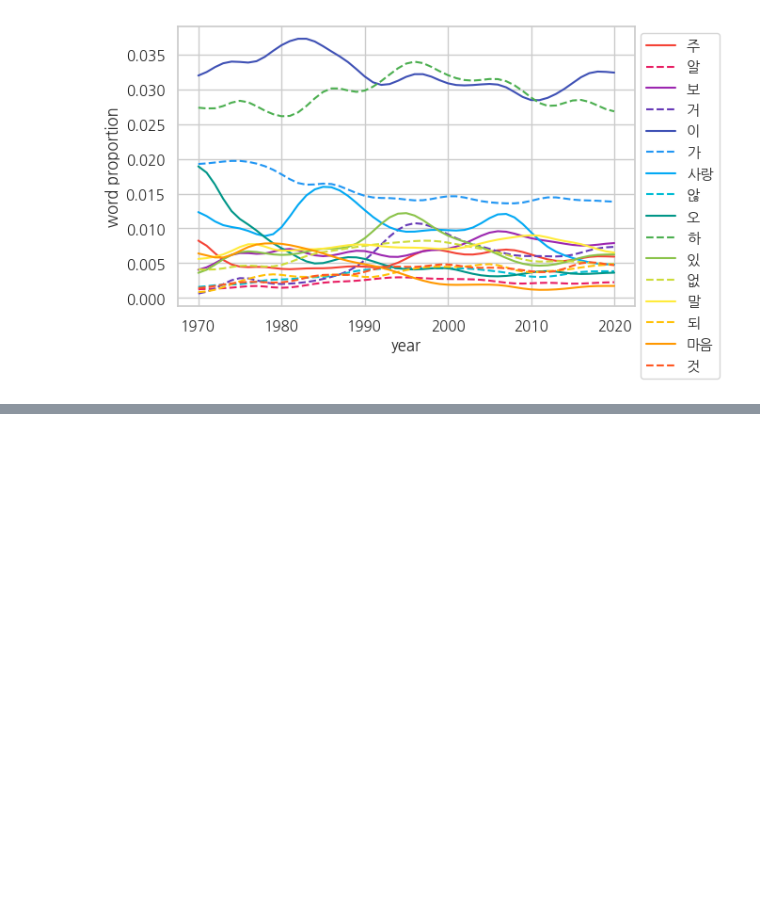
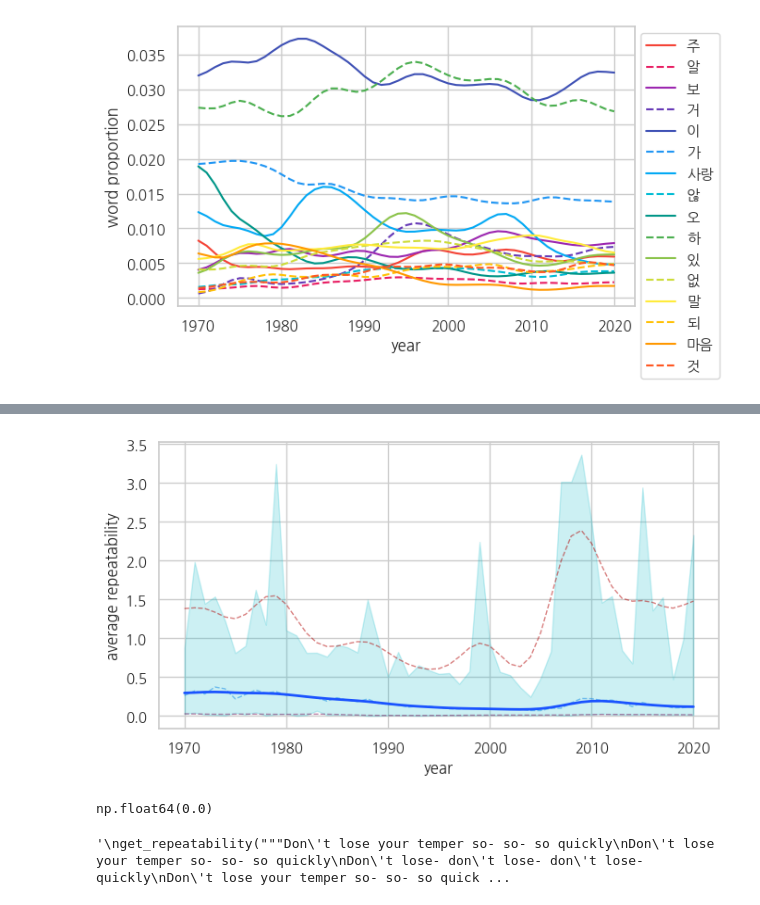
Before and after one commit to jangdain04-lab/TA_Airpods, a Jupyter notebook: TA_분석_jang.ipynb, the cells around one changed output, grey strips where cells are left out. Saved outputs shown, nothing was run; the diff lists cells and outputs as text; code cells hidden in the pictures; blank space fills up the shorter version.

```diff
--- a/TA_분석_jang.ipynb
+++ b/TA_분석_jang.ipynb
@@ -1247,0 +1420,6 @@ df
+# %%
+rep_df2 = rep_df.groupby('year').agg(
+    avg_rep=('repeat', 'mean'),
+    min_rep=('repeat', 'min'),
+    max_rep=('repeat', 'max')
+).reset_index()
@@ -1248,20 +1446,22 @@ df
 # %%
 plt.figure(figsize=(7, 4))
 color8 = ["#b30000", "#7c1158", "#4421af", "#1a53ff", "#0d88e6", "#00b7c7", "#5ad45a", "#dbcc08"]
-df1 = rep_df.copy()
+df1 = rep_df2.copy()
 df1["avg_rep_smooth"] = gaussian_filter1d(df1["avg_rep"], sigma=2)
 df1["min_rep_smooth"] = gaussian_filter1d(df1["min_rep"], sigma=2)
 df1["max_rep_smooth"] = gaussian_filter1d(df1["max_rep"], sigma=2)
 plt.fill_between(df1['year'], df1["min_rep"], df1["max_rep"], color="#00b7c7", alpha=0.2)
 sns.lineplot(data=df1, x="year", y="avg_rep", color="#0d88e6", linewidth=1, alpha=0.5, linestyle='--')
 sns.lineplot(data=df1, x="year", y="min_rep_smooth", color="#7c1158", linewidth=1, alpha=0.5, linestyle='--') # smooth line
 sns.lineplot(data=df1, x="year", y="max_rep_smooth", color="#b30000", linewidth=1, alpha=0.5, linestyle='--') # smooth line
 sns.lineplot(data=df1, x="year", y="avg_rep_smooth", color="#1a53ff", linewidth=2, alpha=1.0) # smooth line
 plt.ylabel('average repeatability')
 plt.tight_layout()
 plt.show()
+# %% [output]
+[figure, added]
 # %%
-get_repeatability("""밤 하늘을 향해
+get_repeatability_type2("""밤 하늘을 향해
 튀어오른 불빛들
 칼날같은 시선
 무디어진 동정심
@@ -1286,8 +1486,10 @@ get_repeatability("""밤 하늘을 향해
 무채색 향기
 군중에게 밀리며
 이제 어디로 가려나""")
+# %% [output]
+np.float64(0.0)
 # %%
-get_repeatability("""Don't lose your temper so- so- so quickly
+get_repeatability_type2("""Don't lose your temper so- so- so quickly
 Don't lose your temper so- so- so quickly
 Don't lose- don't lose- don't lose- quickly
 Don't lose your temper so- so- so quickly, your- so quickly
@@ -1357,6 +1559,9 @@ Bo peep, bo peep, bo peep, bo peep
 Bo peep, bo peep, oh oh!
 Don't lose your temper so- so- so quickly
 Don't lose your temper so- so- so quickly""")
+'''
+# %% [output]
+'\nget_repeatability("""Don\'t lose your temper so- so- so quickly\nDon\'t lose your temper so- so- so quickly\nDon\'t lose- don\'t lose- don\'t lose- quickly\nDon\'t lose your temper so- so- so quick ...
 # %%
 df = unique_songs_all[~unique_songs_all.lyric.isna()].copy()
 df['repeatability'] = unique_songs_all['lyric'].astype(str).apply(get_repeatability)
```
Also changed, not shown: parts of 21 cells of this notebook.
